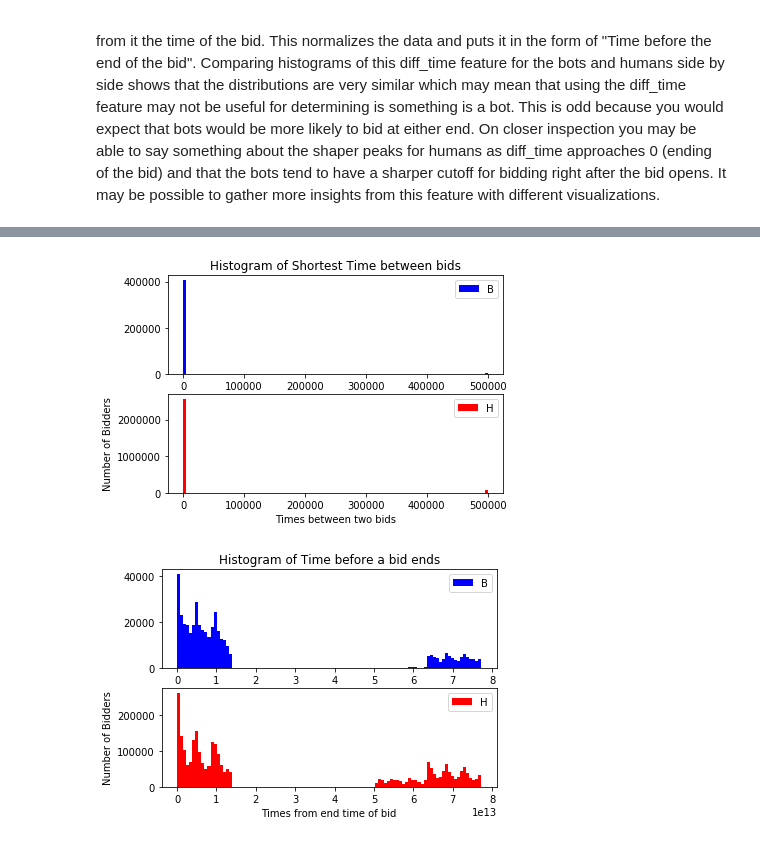
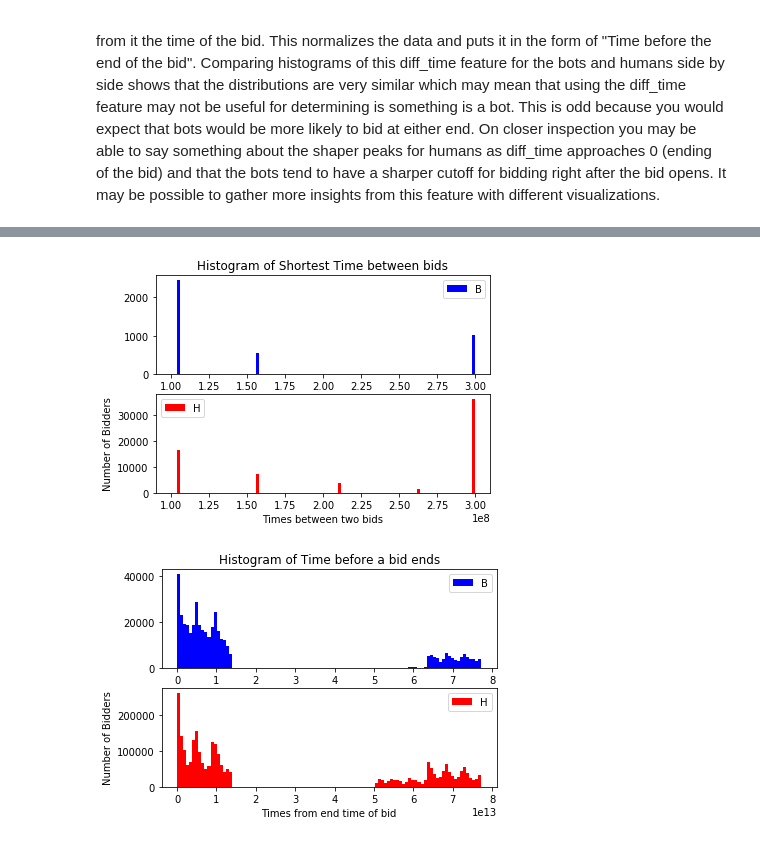
Before and after one commit to cvgardner/Springboard, a Jupyter notebook: Datastory Telling Project.ipynb, the cells around one changed output, grey strips where cells are left out. Drawn from its saved outputs; the diff is of its cells as text; code cells hidden in the pictures.

```diff
--- a/Datastory Telling Project.ipynb
+++ b/Datastory Telling Project.ipynb
@@ -158,16 +119,16 @@ Index(['64f6b099082e4fb2e8da7ba4ae9abdead2cej',
 # %%
 plt.subplot(211)
 plt.title('Histogram of Shortest Time between bids')
-plt.hist(mergedfirst.short_time[mergedfirst.outcome==1], color='b', bins=100, range=(0,500000))
+plt.hist(mergedfirst.short_time[mergedfirst.outcome==1], color='b', bins=100, range=(100000000, 300000000))
 plt.legend('Bots')
 plt.subplot(212)
-plt.hist(mergedfirst.short_time[mergedfirst.outcome==0], color='r', bins=100, range=(0,500000))
+plt.hist(mergedfirst.short_time[mergedfirst.outcome==0], color='r', bins=100, range=(100000000, 300000000))
 plt.legend('Humans')
 plt.xlabel('Times between two bids')
 plt.ylabel('Number of Bidders')
 plt.show()
 # %% [output]
-[figure, old version]
+[figure, new version]
 # %%
 plt.subplot(211)
 plt.title('Histogram of Time before a bid ends')
```
Also changed, not shown: parts of 4 cells of this notebook, 3 other files.
